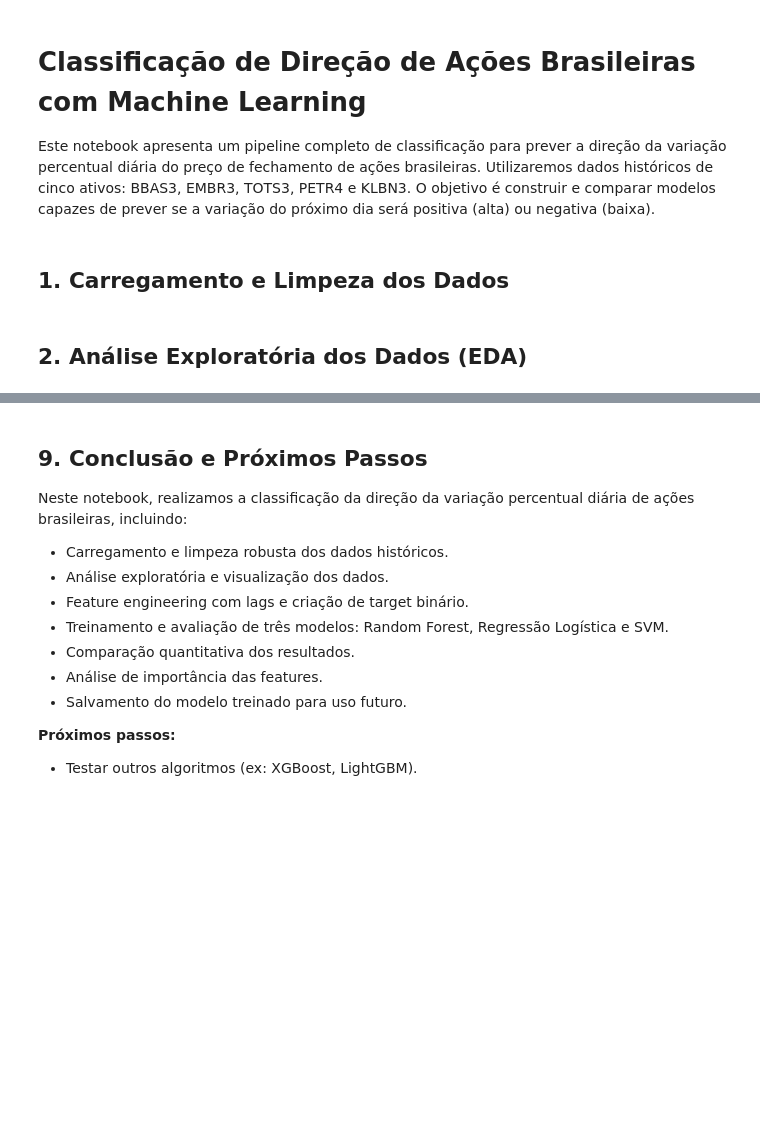
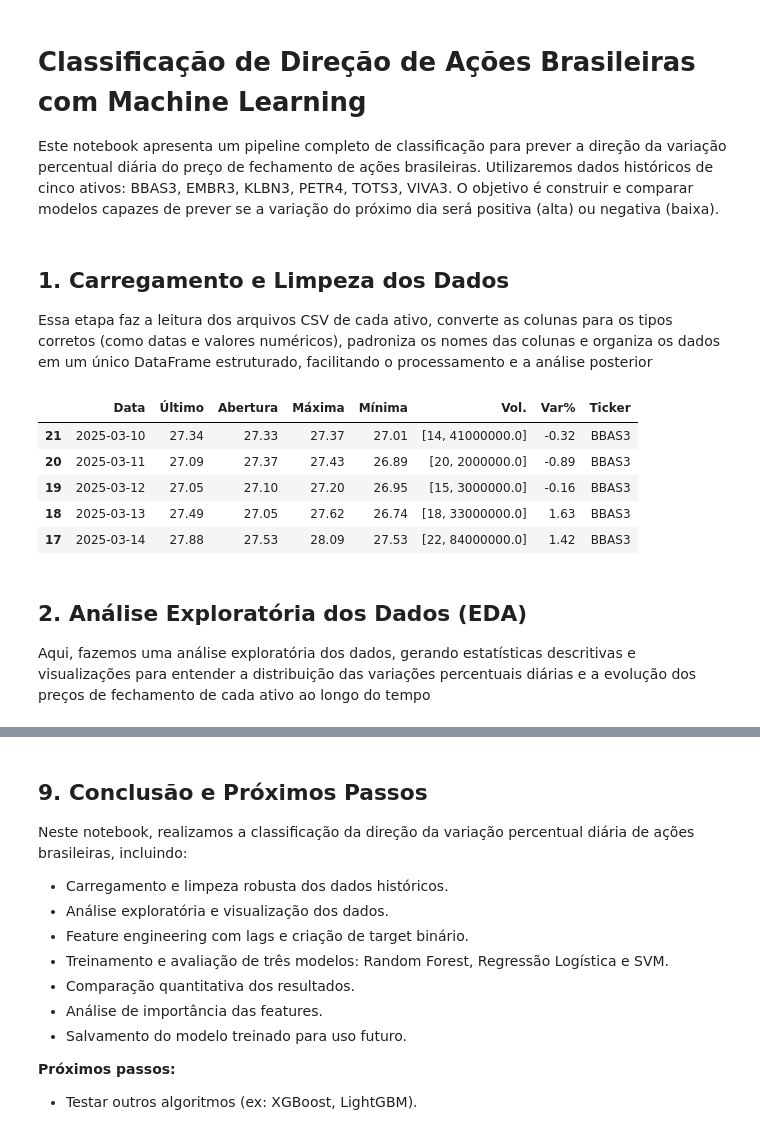
Before and after one commit to RaulSAraujo/PI-6_Semestre, a Jupyter notebook: ai_training/classification.ipynb, the cells around one changed output, grey strips where cells are left out. Cells and saved outputs as stored; diff of their text form; code cells hidden in the pictures; blank space fills up the shorter version.

Commit message:
Fix: Adjusts on notebook and model training

```diff
--- a/ai_training/classification.ipynb
+++ b/ai_training/classification.ipynb
@@ -1,46 +1,64 @@
 # %% [markdown]
-
 # Classificação de Direção de Ações Brasileiras com Machine Learning
 
-Este notebook apresenta um pipeline completo de classificação para prever a direção da variação percentual diária do preço de fechamento de ações brasileiras. Utilizaremos dados históricos de cinco ativos: BBAS3, EMBR3, TOTS3, PETR4 e KLBN3. O objetivo é construir e comparar modelos capazes de prever se a variação do próximo dia será positiva (alta) ou negativa (baixa).
+Este notebook apresenta um pipeline completo de classificação para prever a direção da variação percentual diária do preço de fechamento de ações brasileiras. Utilizaremos dados históricos de cinco ativos: BBAS3, EMBR3, KLBN3, PETR4, TOTS3, VIVA3. O objetivo é construir e comparar modelos capazes de prever se a variação do próximo dia será positiva (alta) ou negativa (baixa).
 # %% [markdown]
+## 1. Carregamento e Limpeza dos Dados
 
-## 1. Carregamento e Limpeza dos Dados
+Essa etapa faz a leitura dos arquivos CSV de cada ativo, converte as colunas para os tipos corretos (como datas e valores numéricos), padroniza os nomes das colunas e organiza os dados em um único DataFrame estruturado, facilitando o processamento e a análise posterior
 # %%
-
 import pandas as pd
 
 tickers_files = {
-    'BBAS3': 'BBAS3_Dados_Históricos.csv',
-    'EMBR3': 'EMBR3_Dados_Históricos.csv',
-    'TOTS3': 'TOTS3_Dados_Históricos.csv',
-    'PETR4': 'PETR4_Dados_Históricos.csv',
-    'KLBN3': 'KLBN3_Dados_Históricos.csv'
+    'BBAS3': 'files/BBAS3_Dados_Históricos.csv',
+    'EMBR3': 'files/EMBR3_Dados_Históricos.csv',
+    'KLBN3': 'files/KLBN3_Dados_Históricos.csv',
+    'PETR4': 'files/PETR4_Dados_Históricos.csv',
+    'TOTS3': 'files/TOTS3_Dados_Históricos.csv',
+    'VIVA3': 'files/VIVA3_Dados_Históricos.csv'
 }
 
 def load_and_clean(file, ticker):
-    df = pd.read_csv(file, sep='|')
+    df = pd.read_csv(file, sep=',')
+
     df.columns = [col.strip() for col in df.columns]
     data_col = [col for col in df.columns if 'data' in col.lower()][0]
+
     df['Data'] = pd.to_datetime(df[data_col], format='%d.%m.%Y')
+
     for col in ['Último', 'Abertura', 'Máxima', 'Mínima']:
         col_found = [c for c in df.columns if col.lower() in c.lower()]
         if col_found:
             df[col] = df[col_found[0]].astype(str).str.replace('.', '', regex=False).str.replace(',', '.', regex=False).astype(float)
+
+
     vol_col = [c for c in df.columns if 'vol' in c.lower()][0]
     df['Vol.'] = df[vol_col].astype(str).str.replace('.', '', regex=False).str.replace('K', 'e3').str.replace('M', 'e6').apply(pd.eval)
+
     var_col = [c for c in df.columns if 'var' in c.lower()][0]
     df['Var%'] = df[var_col].astype(str).str.replace('%', '', regex=False).str.replace(',', '.', regex=False).astype(float)
+
     df['Ticker'] = ticker
+
     return df[['Data','Último','Abertura','Máxima','Mínima','Vol.','Var%','Ticker']]
 
 dfs = []
 for ticker, file in tickers_files.items():
     dfs.append(load_and_clean(file, ticker))
+
 data = pd.concat(dfs, ignore_index=True)
 data = data.sort_values(['Ticker', 'Data'])
+
 data.head()
+# %% [output]
+|  | Data | Último | Abertura | Máxima | Mínima | Vol. | Var% | Ticker |
+| 21 | 2025-03-10 | 27.34 | 27.33 | 27.37 | 27.01 | [14, 41000000.0] | -0.32 | BBAS3 |
+| 20 | 2025-03-11 | 27.09 | 27.37 | 27.43 | 26.89 | [20, 2000000.0] | -0.89 | BBAS3 |
+| 19 | 2025-03-12 | 27.05 | 27.10 | 27.20 | 26.95 | [15, 3000000.0] | -0.16 | BBAS3 |
+| 18 | 2025-03-13 | 27.49 | 27.05 | 27.62 | 26.74 | [18, 33000000.0] | 1.63 | BBAS3 |
+| 17 | 2025-03-14 | 27.88 | 27.53 | 28.09 | 27.53 | [22, 84000000.0] | 1.42 | BBAS3 |
 # %% [markdown]
+## 2. Análise Exploratória dos Dados (EDA)
 
-## 2. Análise Exploratória dos Dados (EDA)
+Aqui, fazemos uma análise exploratória dos dados, gerando estatísticas descritivas e visualizações para entender a distribuição das variações percentuais diárias e a evolução dos preços de fechamento de cada ativo ao longo do tempo
 # %%
```
Also changed, not shown: parts of 15 cells of this notebook, 1 other file.
